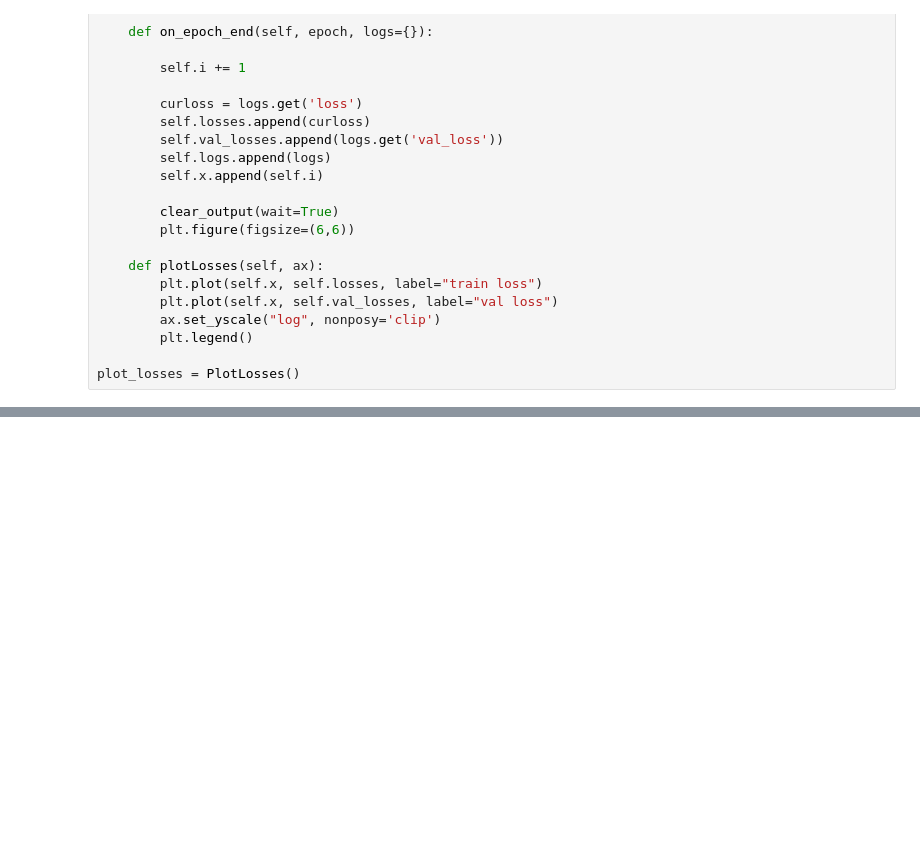
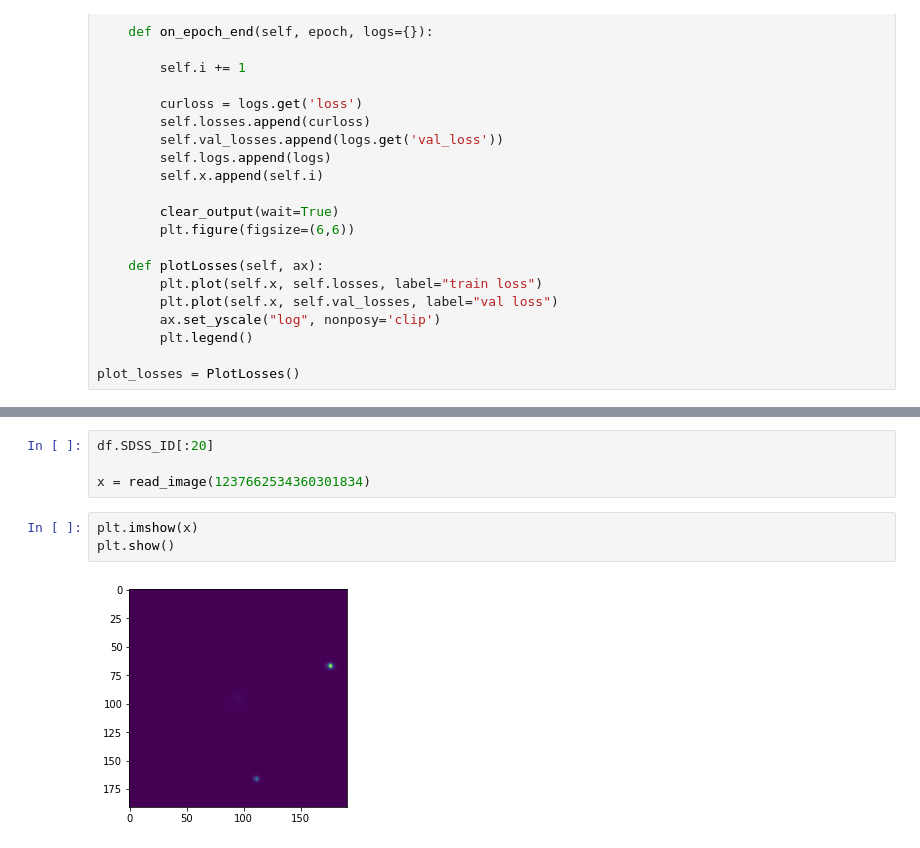
Before and after one commit to NakramR/astrohack, a Jupyter notebook: cleanWorkbookEasyStart.ipynb, the cells around one changed output, grey strips where cells are left out. Saved outputs shown, nothing was run; the diff lists cells and outputs as text; blank space fills up the shorter version.

```diff
--- a/cleanWorkbookEasyStart.ipynb
+++ b/cleanWorkbookEasyStart.ipynb
@@ -100,0 +129,9 @@ plot_losses = PlotLosses()
+# %%
+df.SDSS_ID[:20]
+
+x = read_image(1237662534360301834)
+# %%
+plt.imshow(x)
+plt.show()
+# %% [output]
+[figure, added]
```
Also changed, not shown: parts of 2 cells of this notebook, 10 other files.
